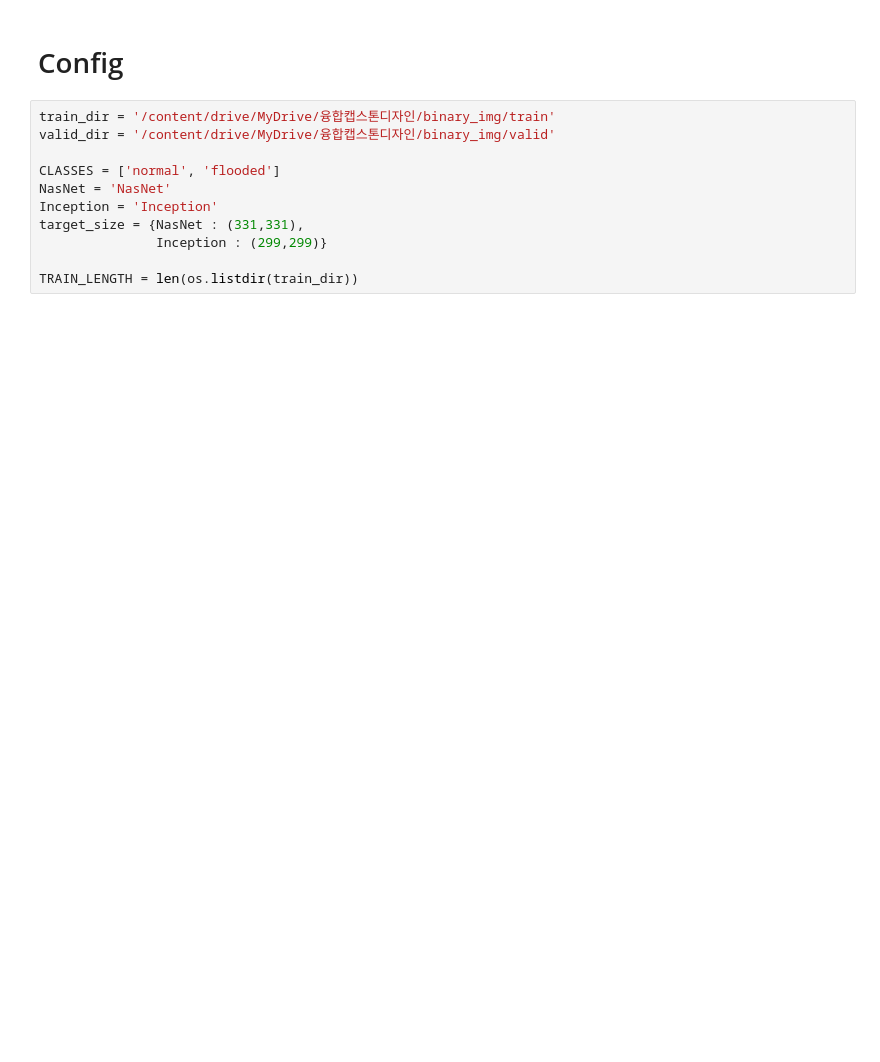
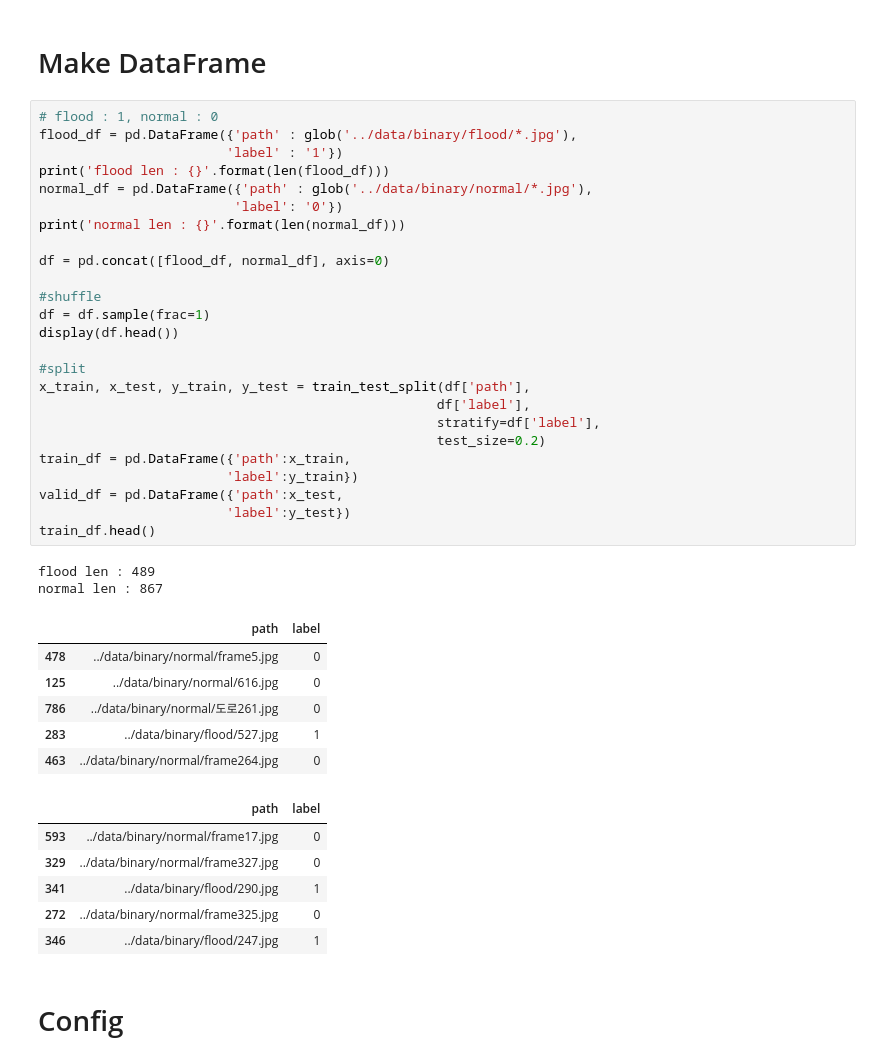
Before and after one commit to ebokyung/2022-2-SCS4031-9to6, a Jupyter notebook: Model/image_classification/Binary_Image_Classification.ipynb, the cells around one changed output. Saved outputs shown, nothing was run; the diff lists cells and outputs as text; blank space fills up the shorter version.

```diff
--- a/Model/image_classification/Binary_Image_Classification.ipynb
+++ b/Model/image_classification/Binary_Image_Classification.ipynb
@@ -44,14 +76,45 @@ import wandb
+# %% [markdown]
+# Make DataFrame
+# %%
+# flood : 1, normal : 0
+flood_df = pd.DataFrame({'path' : glob('../data/binary/flood/*.jpg'),
+                        'label' : '1'})
+print('flood len : {}'.format(len(flood_df)))
+normal_df = pd.DataFrame({'path' : glob('../data/binary/normal/*.jpg'),
+                         'label': '0'})
+print('normal len : {}'.format(len(normal_df)))
+
+df = pd.concat([flood_df, normal_df], axis=0)
+
+#shuffle
+df = df.sample(frac=1)
+display(df.head())
+
+#split
+x_train, x_test, y_train, y_test = train_test_split(df['path'],
+                                                   df['label'],
+                                                   stratify=df['label'],
+                                                   test_size=0.2)
+train_df = pd.DataFrame({'path':x_train,
+                        'label':y_train})
+valid_df = pd.DataFrame({'path':x_test,
+                        'label':y_test})
+train_df.head()
+# %% [output]
+flood len : 489
+normal len : 867
+|  | path | label |
+| 478 | ../data/binary/normal/frame5.jpg | 0 |
+| 125 | ../data/binary/normal/616.jpg | 0 |
+| 786 | ../data/binary/normal/도로261.jpg | 0 |
+| 283 | ../data/binary/flood/527.jpg | 1 |
+| 463 | ../data/binary/normal/frame264.jpg | 0 |
+|  | path | label |
+| 593 | ../data/binary/normal/frame17.jpg | 0 |
+| 329 | ../data/binary/normal/frame327.jpg | 0 |
+| 341 | ../data/binary/flood/290.jpg | 1 |
+| 272 | ../data/binary/normal/frame325.jpg | 0 |
+| 346 | ../data/binary/flood/247.jpg | 1 |
 # %% [markdown]
 # Config
-# %%
-train_dir = '/content/drive/MyDrive/융합캡스톤디자인/binary_img/train'
-valid_dir = '/content/drive/MyDrive/융합캡스톤디자인/binary_img/valid'
-
-CLASSES = ['normal', 'flooded']
-NasNet = 'NasNet'
-Inception = 'Inception'
-target_size = {NasNet : (331,331),
-               Inception : (299,299)}
-
-TRAIN_LENGTH = len(os.listdir(train_dir))
 # %%
```
Also changed, not shown: parts of 14 cells of this notebook, 6 other files.
